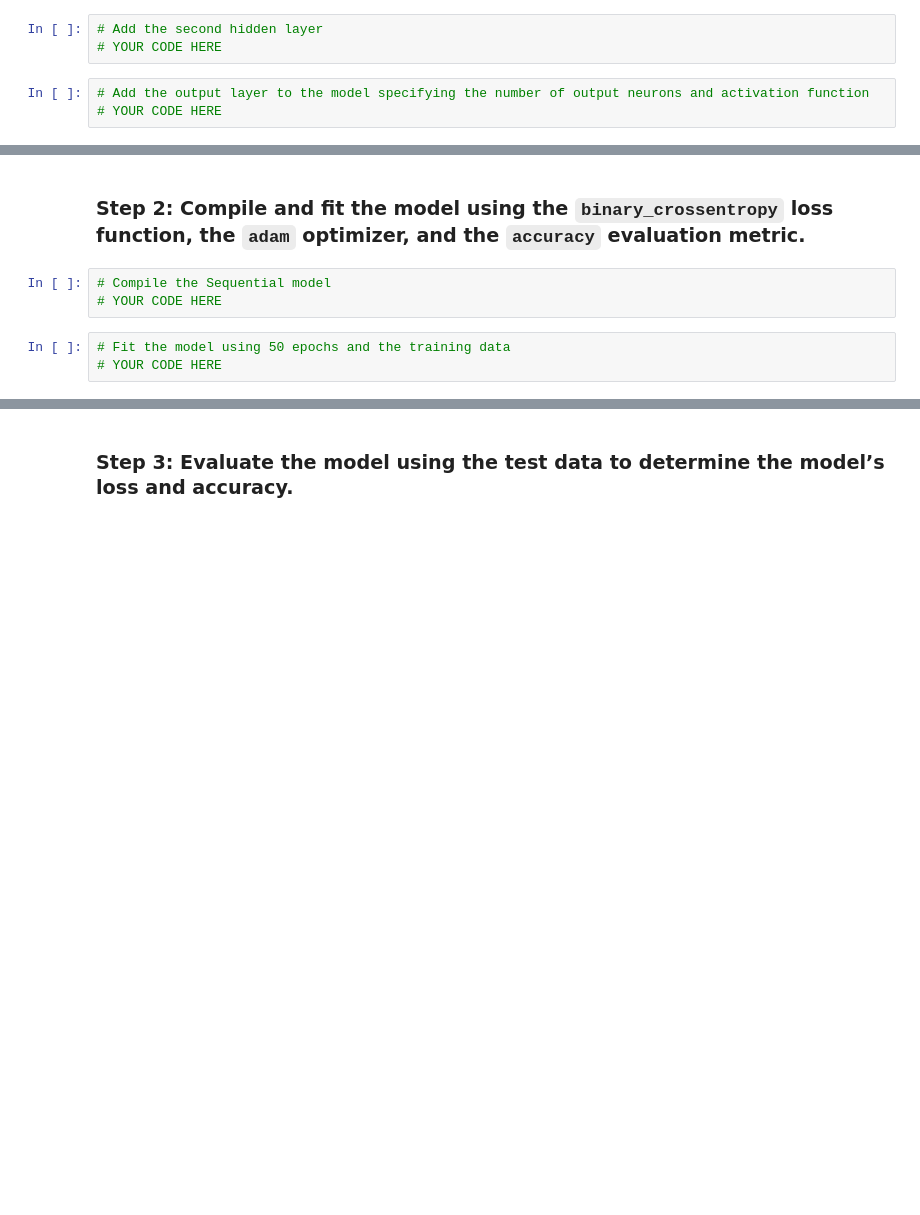
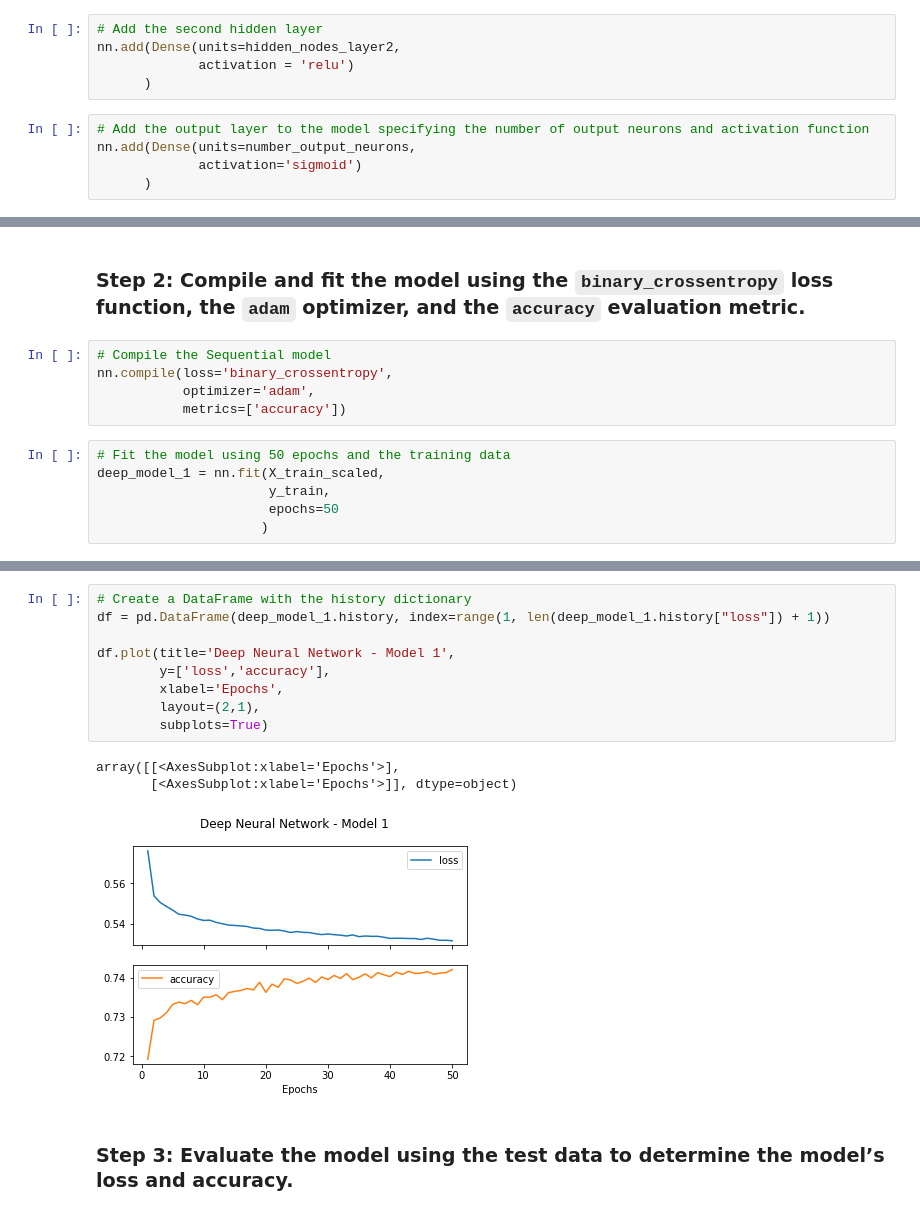
Before and after one commit to johngru/deep_learning_vc_risk_model, a Jupyter notebook: venture_funding_with_deep_learning.ipynb, the cells around one changed output, grey strips where cells are left out. Drawn from its saved outputs; the diff is of its cells as text; blank space fills up the shorter version.

Commit message:
Completed Analysis and saved deep neural network models.

```diff
--- a/venture_funding_with_deep_learning.ipynb
+++ b/venture_funding_with_deep_learning.ipynb
@@ -293,8 +304,12 @@ nn = # YOUR CODE HERE
 # %%
 # Add the second hidden layer
-# YOUR CODE HERE
+nn.add(Dense(units=hidden_nodes_layer2,
+             activation = 'relu')
+      )
 # %%
 # Add the output layer to the model specifying the number of output neurons and activation function
-# YOUR CODE HERE
+nn.add(Dense(units=number_output_neurons,
+             activation='sigmoid')
+      )
 # %%
 # Display the Sequential model summary
@@ -303,7 +334,12 @@ nn = # YOUR CODE HERE
 ### Step 2: Compile and fit the model using the `binary_crossentropy` loss function, the `adam` optimizer, and the `accuracy` evaluation metric.
 # %%
 # Compile the Sequential model
-# YOUR CODE HERE
+nn.compile(loss='binary_crossentropy',
+           optimizer='adam',
+           metrics=['accuracy'])
 # %%
 # Fit the model using 50 epochs and the training data
-# YOUR CODE HERE
+deep_model_1 = nn.fit(X_train_scaled,
+                      y_train,
+                      epochs=50
+                     )
@@ -310,3 +364,16 @@ nn = # YOUR CODE HERE
+# %%
+# Create a DataFrame with the history dictionary
+df = pd.DataFrame(deep_model_1.history, index=range(1, len(deep_model_1.history["loss"]) + 1))
+
+df.plot(title='Deep Neural Network - Model 1',
+        y=['loss','accuracy'],
+        xlabel='Epochs',
+        layout=(2,1),
+        subplots=True)
+# %% [output]
+array([[<AxesSubplot:xlabel='Epochs'>],
+       [<AxesSubplot:xlabel='Epochs'>]], dtype=object)
+[figure, added]
 # %% [markdown]
 ### Step 3: Evaluate the model using the test data to determine the model’s loss and accuracy.
 # %%
```
Also changed, not shown: parts of 42 cells of this notebook, 4 other files.
